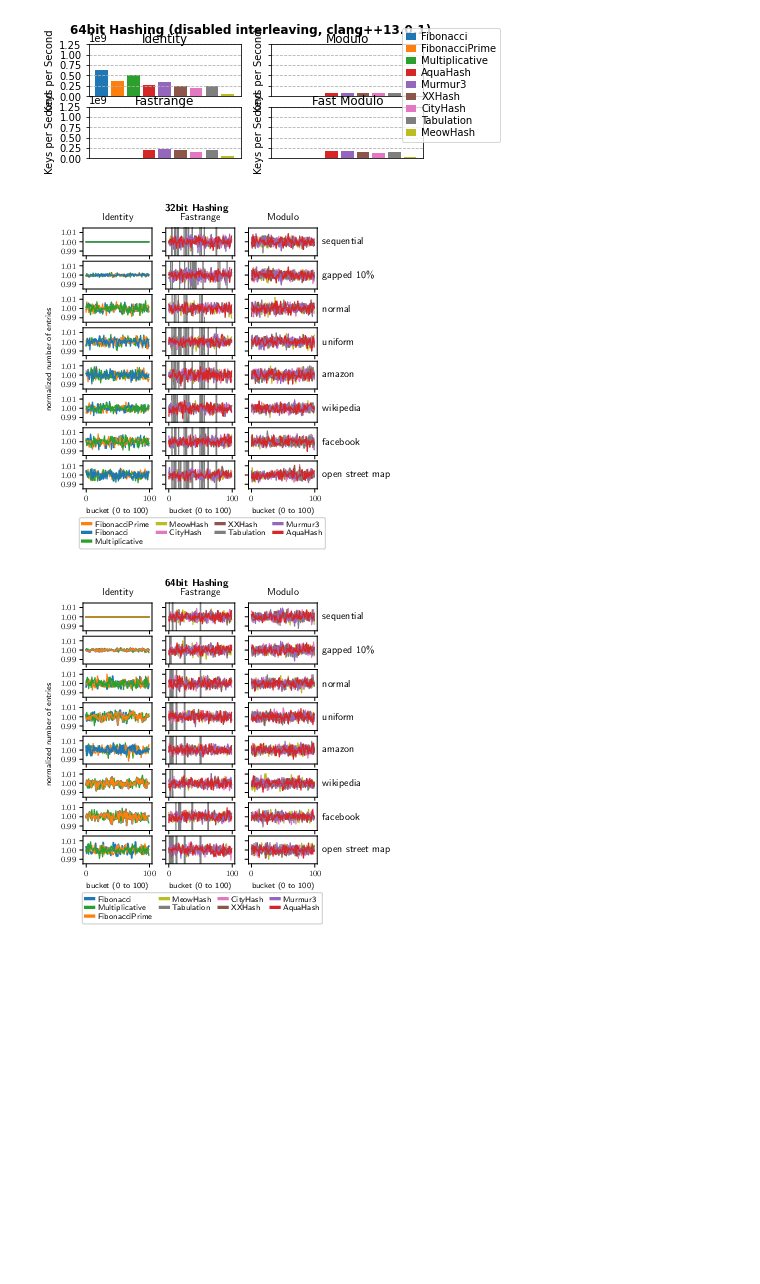
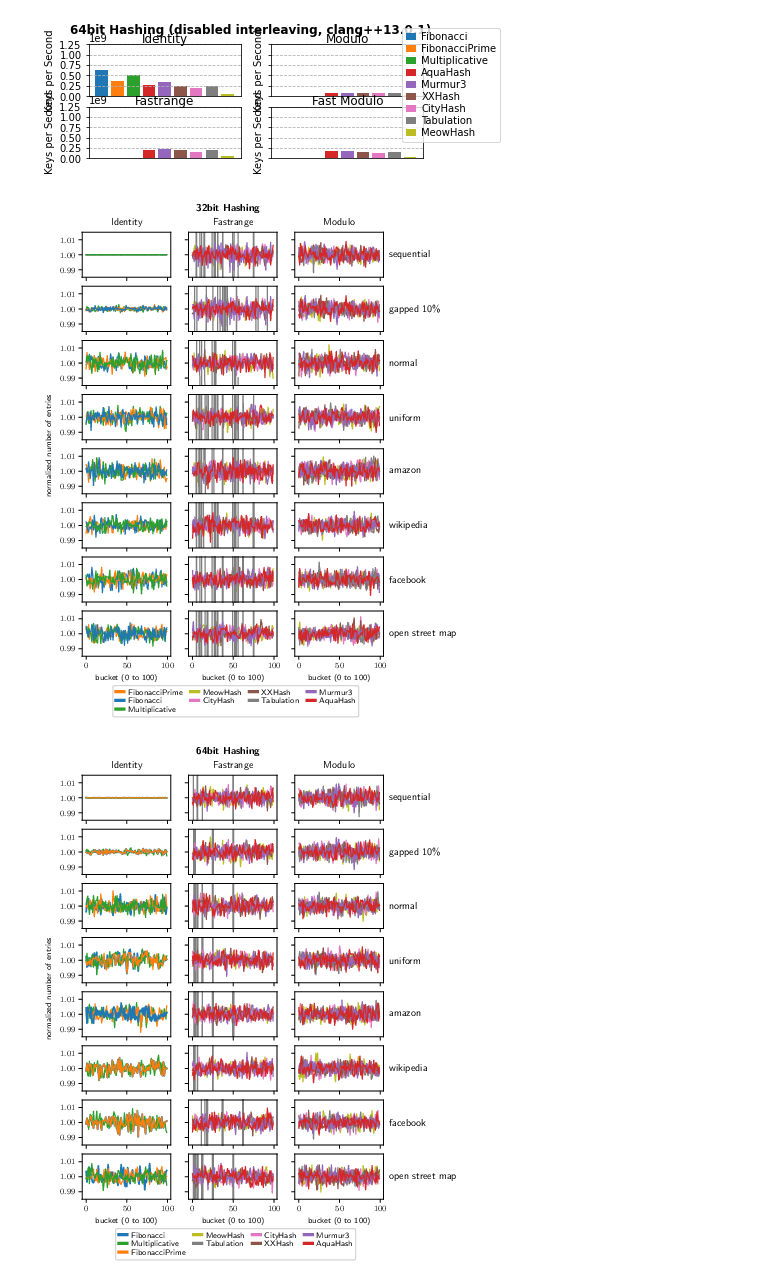
Before and after one commit to DominikHorn/hashing, a Jupyter notebook: results/plots.ipynb, the cells around one changed output. Cells and saved outputs as stored; diff of their text form; code cells hidden in the pictures; blank space fills up the shorter version.

Commit message:
tweak scatter plot size

```diff
--- a/results/plots.ipynb
+++ b/results/plots.ipynb
@@ -241,7 +241,7 @@ def plot_scatters(data, bits):
     rows = 8
     cols = 3
 
-    fig, axs = plt.subplots(rows, cols, figsize=(fig_width*0.7, rows*fig_height*0.4), sharex=True, sharey=True)
+    fig, axs = plt.subplots(rows, cols, figsize=(fig_width*0.9, rows*fig_height*0.65), sharex=True, sharey=True)
     reducers =  {f'do_nothing{bits}': 0, f'fastrange{bits}': 1, f'modulo{bits}': 2}
     data = data[data[reducer_key].isin(reducers)].copy(deep=True)
     data[reducer_key] = pd.Categorical(data[reducer_key], reducers.keys())
@@ -252,7 +252,7 @@ def plot_scatters(data, bits):
         axs[i][-1].annotate(
             dataset_name(dataset),
             xy=(0, 0.5),
-            xytext=(70 + axs[i][-1].yaxis.labelpad + pad, 0),
+            xytext=(90 + axs[i][-1].yaxis.labelpad + pad, 0),
             xycoords=axs[i][-1].yaxis.label,
             textcoords='offset points',
             size='large',
@@ -285,35 +285,35 @@ def plot_scatters(data, bits):
                             xycoords='axes fraction',
                             textcoords='offset points',
                             size='large',
                             ha='center',
                             va='baseline',
                            )
 
     h1, l1 = axs[0][0].get_legend_handles_labels()
     h2, l2 = axs[0][1].get_legend_handles_labels()
     legend = fig.legend(h1+h2, l1+l2,
                loc='lower center',
-               bbox_to_anchor=(0.52, -0.06),
+               bbox_to_anchor=(0.52, 0.01),
                ncol=4,
                borderpad=0.4,
                labelspacing=0.2,
                handlelength=1.0,
                handletextpad=0.5,
                columnspacing=1.0
               )
     for line in legend.get_lines():
         line.set_linewidth(3.0)
 
     # overall title
-    fig.suptitle(f"{bits}bit Hashing", y=0.95, fontweight="bold")
-    fig.text(0.0, 0.5, 'normalized number of entries', va='center', rotation='vertical')
+    fig.suptitle(f"{bits}bit Hashing", y=0.93, fontweight="bold")
+    fig.text(0.03, 0.5, 'normalized number of entries', va='center', rotation='vertical')
 
     fig.savefig(f"scatter_{bits}.pdf", bbox_inches="tight", dpi=300)
     fig.savefig(f"scatter_{bits}.pgf", bbox_inches="tight", dpi=300)
 
 plt.close('all')
 plot_scatters(sc_df, 32)
 plot_scatters(sc_df, 64)
 # %% [output]
-[figure, old version]
+[figure, new version]
-[figure, old version]
+[figure, new version]
```
